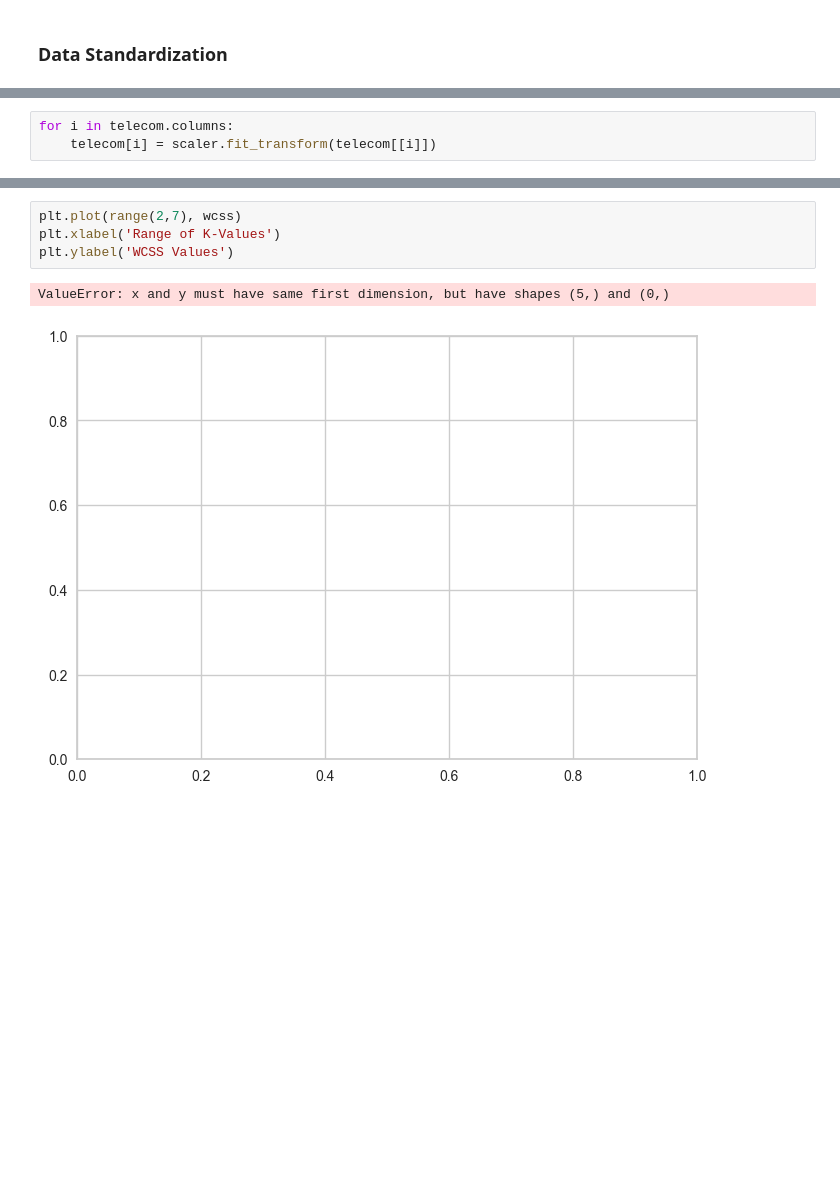
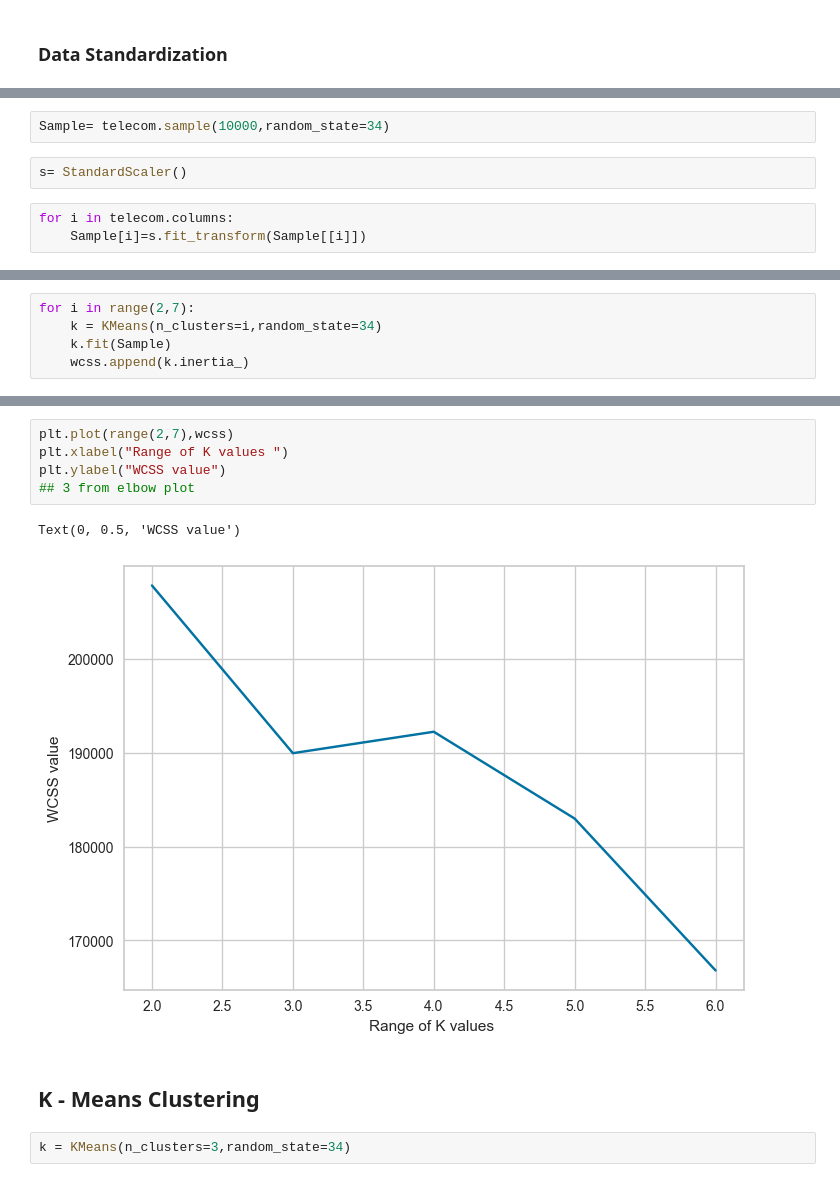
Before and after one commit to rajpurohitmohit/Machine-Learning, a Jupyter notebook: Telecom Industry Analysis/telecom_customer_segmentation.ipynb, the cells around one changed output, grey strips where cells are left out. Drawn from its saved outputs; the diff is of its cells as text; blank space fills up the shorter version.

```diff
--- a/Telecom Industry Analysis/telecom_customer_segmentation.ipynb
+++ b/Telecom Industry Analysis/telecom_customer_segmentation.ipynb
@@ -146,4 +110,8 @@ scaler = StandardScaler()
+# %%
+Sample= telecom.sample(10000,random_state=34)
+# %%
+s= StandardScaler()
 # %%
 for i in telecom.columns:
-    telecom[i] = scaler.fit_transform(telecom[[i]])
+    Sample[i]=s.fit_transform(Sample[[i]])
 # %%
@@ -151 +119,6 @@ wcss = []
+# %%
+for i in range(2,7):
+    k = KMeans(n_clusters=i,random_state=34)
+    k.fit(Sample)
+    wcss.append(k.inertia_)
 # %%
@@ -162,7 +135,12 @@ for i in range(2, 7):
 # %%
-plt.plot(range(2,7), wcss)
-plt.xlabel('Range of K-Values')
-plt.ylabel('WCSS Values')
+plt.plot(range(2,7),wcss)
+plt.xlabel("Range of K values ")
+plt.ylabel("WCSS value")
+## 3 from elbow plot
 # %% [output]
-ValueError: x and y must have same first dimension, but have shapes (5,) and (0,)
+Text(0, 0.5, 'WCSS value')
-[figure, old version]
+[figure, new version]
+# %% [markdown]
+## **K - Means Clustering**
+# %%
+k = KMeans(n_clusters=3,random_state=34)
```
Also changed, not shown: parts of 36 cells of this notebook, 9 other files.
